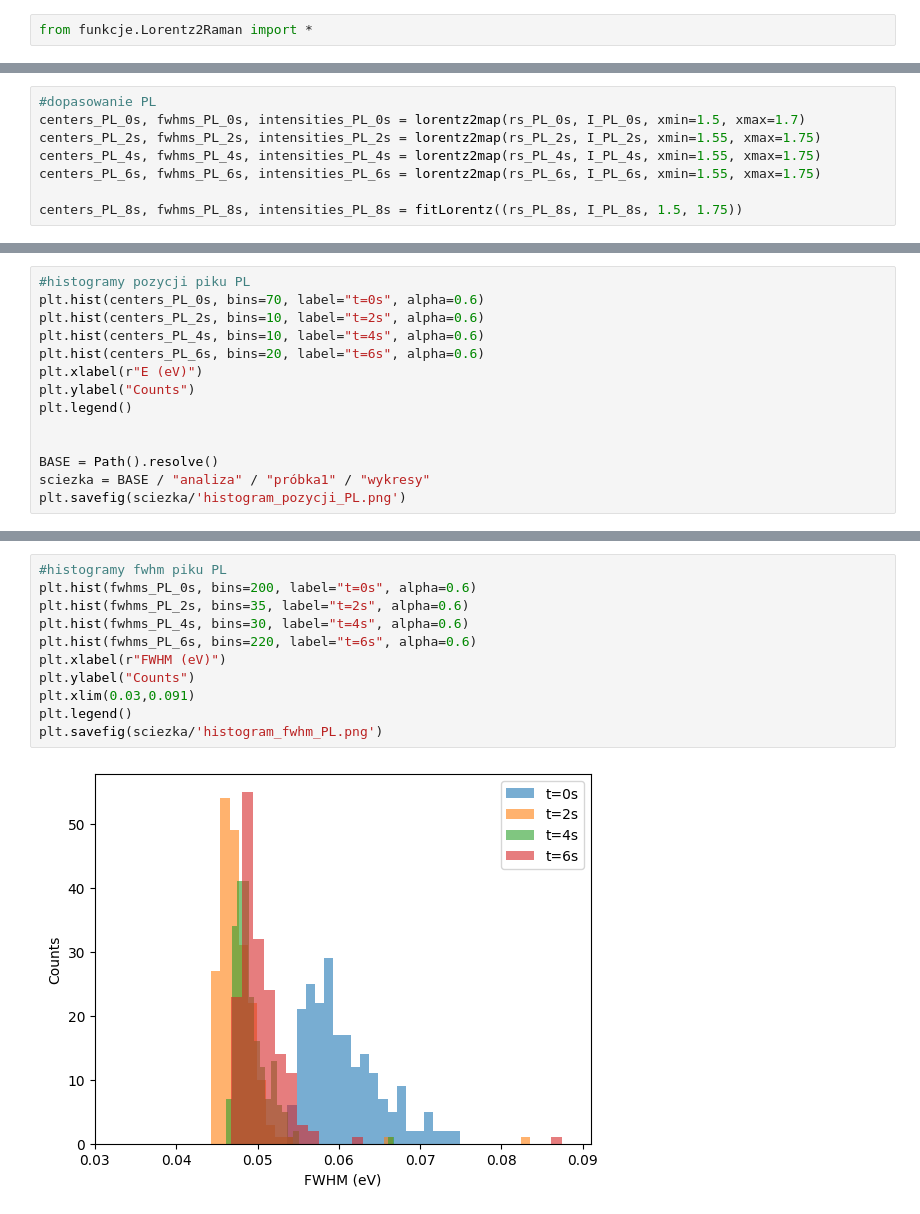
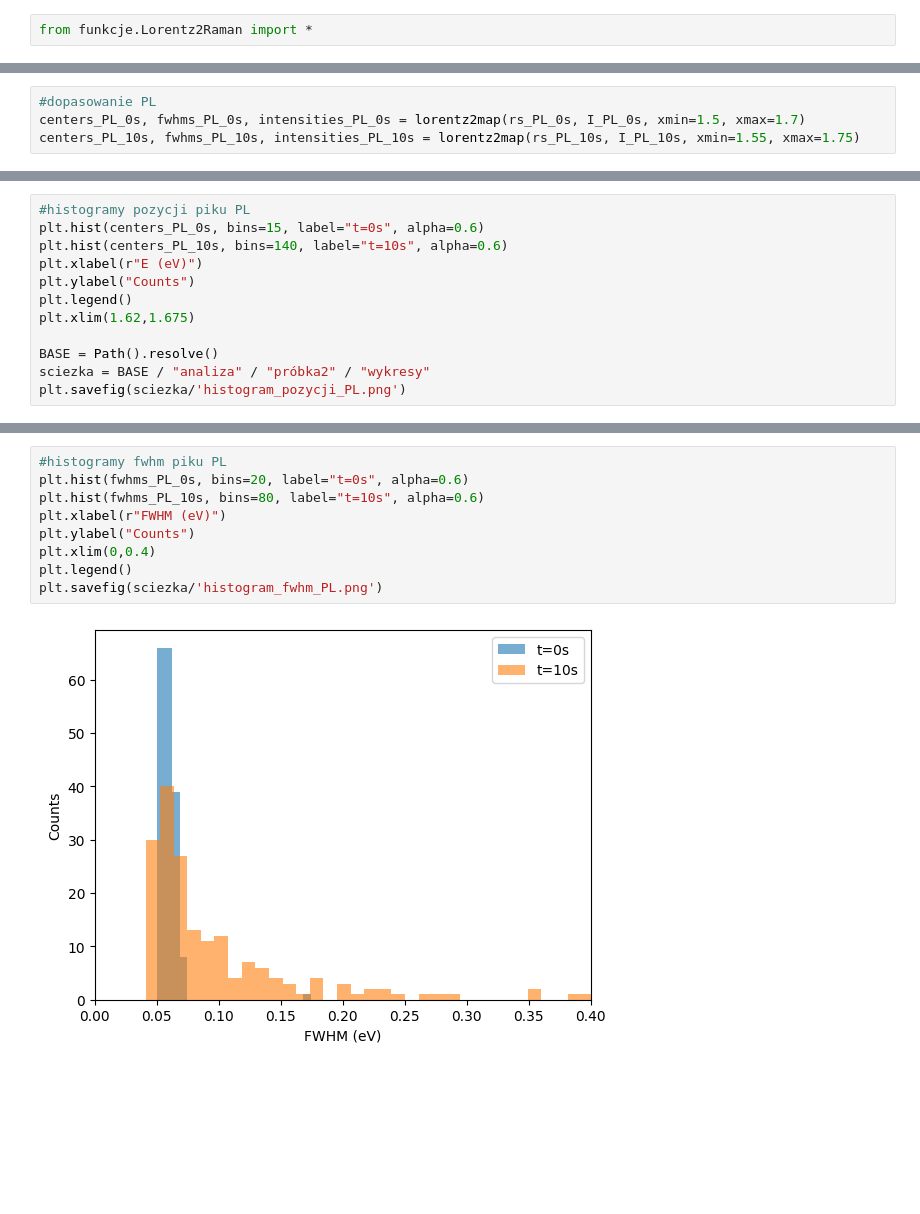
Before and after one commit to weronika-coder/praca_inzynierska, a Jupyter notebook: analiza/próbka2/analiza.ipynb, the cells around one changed output, grey strips where cells are left out. Drawn from its saved outputs; the diff is of its cells as text; blank space fills up the shorter version.

```diff
--- a/analiza/próbka2/analiza.ipynb
+++ b/analiza/próbka2/analiza.ipynb
@@ -38,11 +37,7 @@ plt.xlim(200,300)
 # %%
 #dopasowanie PL
 centers_PL_0s, fwhms_PL_0s, intensities_PL_0s = lorentz2map(rs_PL_0s, I_PL_0s, xmin=1.5, xmax=1.7)
-centers_PL_2s, fwhms_PL_2s, intensities_PL_2s = lorentz2map(rs_PL_2s, I_PL_2s, xmin=1.55, xmax=1.75)
-centers_PL_4s, fwhms_PL_4s, intensities_PL_4s = lorentz2map(rs_PL_4s, I_PL_4s, xmin=1.55, xmax=1.75)
-centers_PL_6s, fwhms_PL_6s, intensities_PL_6s = lorentz2map(rs_PL_6s, I_PL_6s, xmin=1.55, xmax=1.75)
-
-centers_PL_8s, fwhms_PL_8s, intensities_PL_8s = fitLorentz((rs_PL_8s, I_PL_8s, 1.5, 1.75))
+centers_PL_10s, fwhms_PL_10s, intensities_PL_10s = lorentz2map(rs_PL_10s, I_PL_10s, xmin=1.55, xmax=1.75)
 # %%
 #dopasowanie E
 centers_Raman_E_0s, fwhms_Raman_E_0s, intensities_Raman_E_0s = lorentz2map(rs_Raman_0s, I_Raman_0s, xmin=240, xmax=255)
@@ -62,15 +49,13 @@ centers_Raman_A_8s, fwhms_Raman_A_8s, intensities_Raman_A_8s =fitLorentz((rs_Ram
 # %%
 #histogramy pozycji piku PL
-plt.hist(centers_PL_0s, bins=70, label="t=0s", alpha=0.6)
-plt.hist(centers_PL_2s, bins=10, label="t=2s", alpha=0.6)
-plt.hist(centers_PL_4s, bins=10, label="t=4s", alpha=0.6)
-plt.hist(centers_PL_6s, bins=20, label="t=6s", alpha=0.6)
+plt.hist(centers_PL_0s, bins=15, label="t=0s", alpha=0.6)
+plt.hist(centers_PL_10s, bins=140, label="t=10s", alpha=0.6)
 plt.xlabel(r"E (eV)")
 plt.ylabel("Counts")
 plt.legend()
-
+plt.xlim(1.62,1.675)
 
 BASE = Path().resolve()
-sciezka = BASE / "analiza" / "próbka1" / "wykresy"
+sciezka = BASE / "analiza" / "próbka2" / "wykresy"
 plt.savefig(sciezka/'histogram_pozycji_PL.png')
 # %% [output]
@@ -90,16 +73,14 @@ plt.savefig(sciezka/'histogram_intensywnosci_PL.png')
 # %%
 #histogramy fwhm piku PL
-plt.hist(fwhms_PL_0s, bins=200, label="t=0s", alpha=0.6)
-plt.hist(fwhms_PL_2s, bins=35, label="t=2s", alpha=0.6)
-plt.hist(fwhms_PL_4s, bins=30, label="t=4s", alpha=0.6)
-plt.hist(fwhms_PL_6s, bins=220, label="t=6s", alpha=0.6)
+plt.hist(fwhms_PL_0s, bins=20, label="t=0s", alpha=0.6)
+plt.hist(fwhms_PL_10s, bins=80, label="t=10s", alpha=0.6)
 plt.xlabel(r"FWHM (eV)")
 plt.ylabel("Counts")
-plt.xlim(0.03,0.091)
+plt.xlim(0,0.4)
 plt.legend()
 plt.savefig(sciezka/'histogram_fwhm_PL.png')
 # %% [output]
-[figure, old version]
+[figure, new version]
 # %%
 #histogramy pozycji piku Raman E
 plt.hist(centers_Raman_E_0s, bins=70, label="t=0s", alpha=0.6)
```
Also changed, not shown: parts of 16 cells of this notebook, 43 other files.
